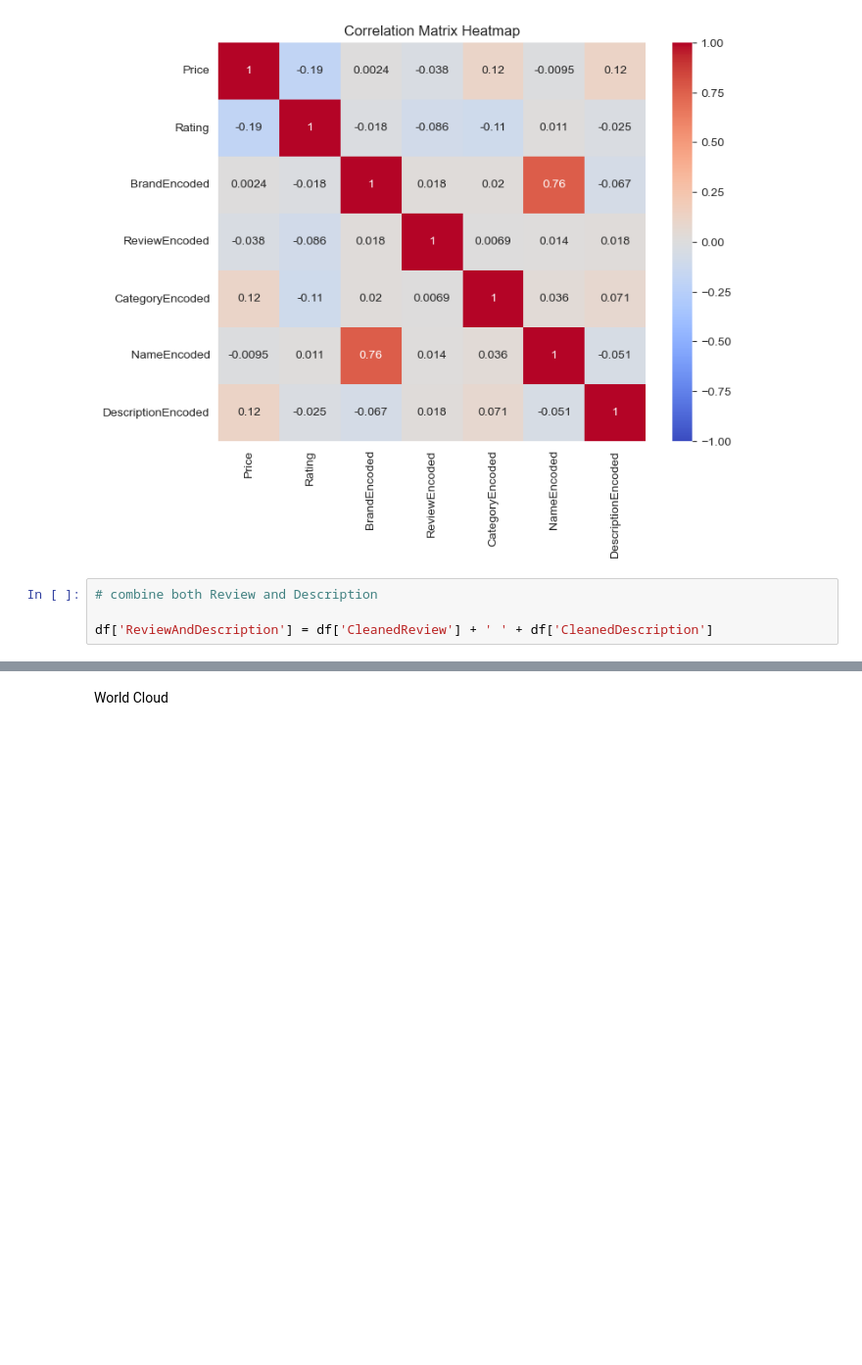
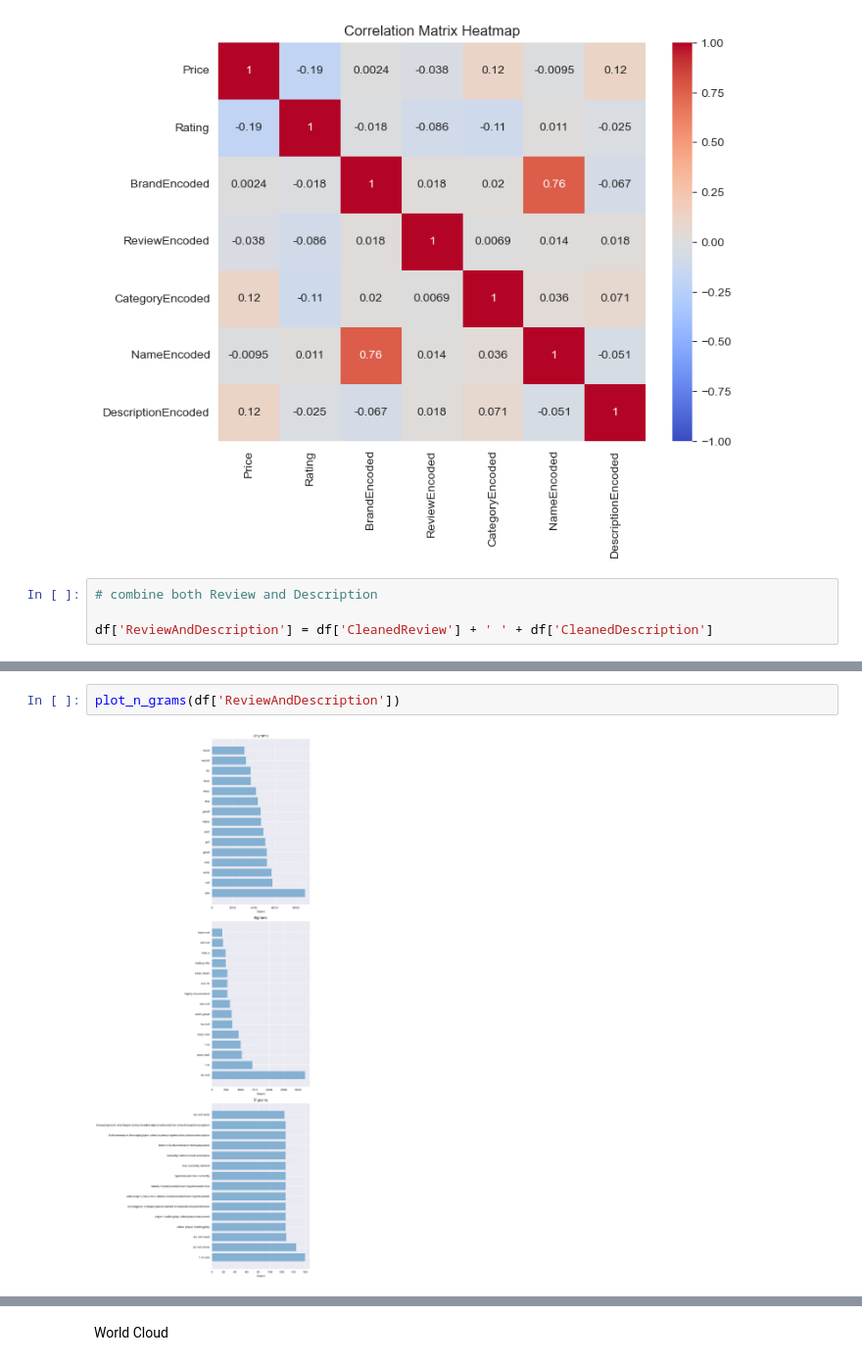
Before and after one commit to akinolu52/amazon-electronic-items, a Jupyter notebook: scrapper.ipynb, the cells around one changed output, grey strips where cells are left out. Shown at 98% size. Drawn from its saved outputs; the diff is of its cells as text; blank space fills up the shorter version.

```diff
--- a/scrapper.ipynb
+++ b/scrapper.ipynb
@@ -794,0 +790,4 @@ plot_n_grams(df['Review'])
+# %%
+plot_n_grams(df['ReviewAndDescription'])
+# %% [output]
+[figure, added]
```
Also changed, not shown: parts of 9 cells of this notebook.
